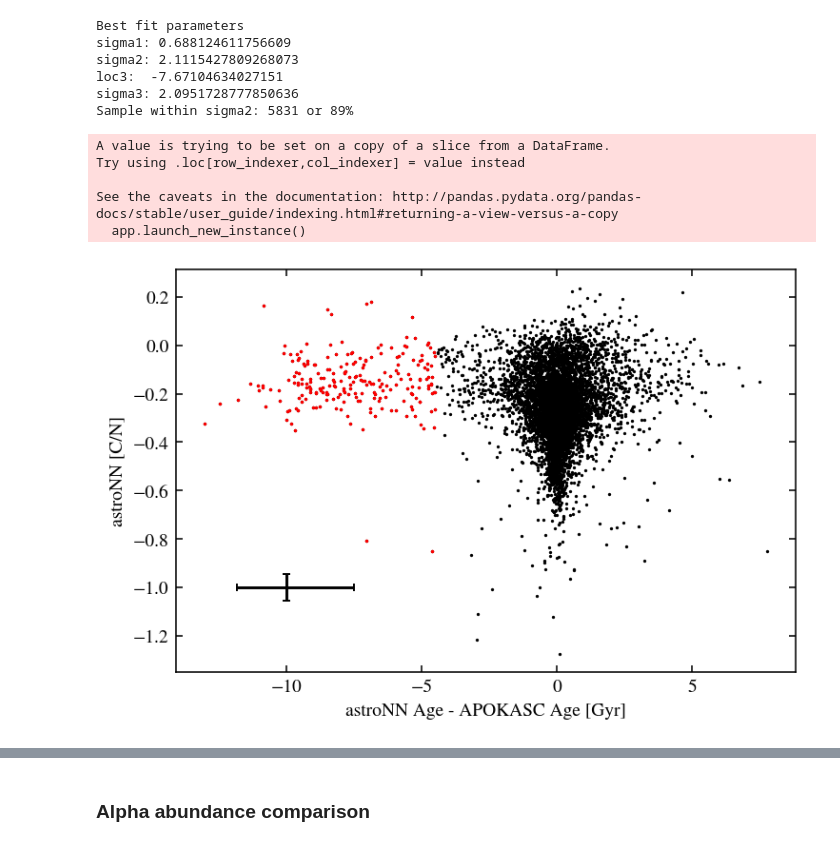
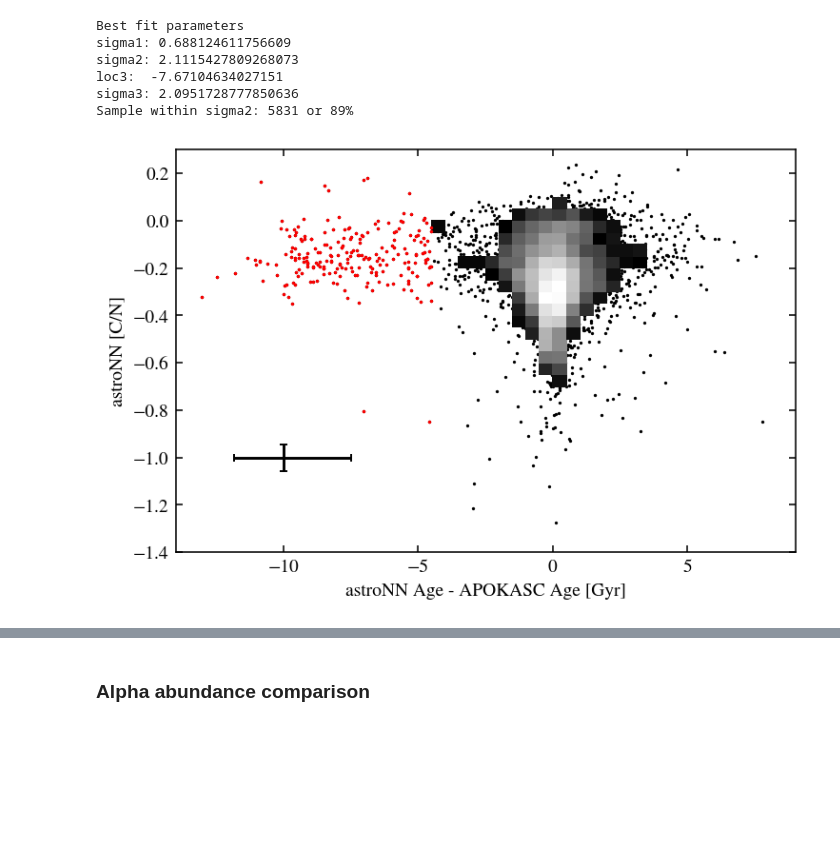
Before and after one commit to lodubay/first-year-project, a Jupyter notebook: compare_datasets.ipynb, the cells around one changed output, grey strips where cells are left out. Saved outputs shown, nothing was run; the diff lists cells and outputs as text; code cells hidden in the pictures; blank space fills up the shorter version.

```diff
--- a/compare_datasets.ipynb
+++ b/compare_datasets.ipynb
@@ -138,7 +183,7 @@ APOGEE_ID
 # Select targets with ages from both APOKASC and astroNN
 ages = stellar_params[(pd.notna(stellar_params['APOKASC2_AGE'])) &
                       (pd.notna(stellar_params['ASTRONN_AGE'])) &
-                      (pd.notna(stellar_params['APOKASC2_AGE_PERR']))]
+                      (pd.notna(stellar_params['APOKASC2_AGE_PERR']))].copy()
 
 age_diff = ages['ASTRONN_AGE'] - ages['APOKASC2_AGE']
 age_diff_err = np.array([quad_add(ages['ASTRONN_AGE_ERR'], ages['APOKASC2_AGE_MERR']),
@@ -218,30 +263,37 @@ sigma3: 2.0951728777850636
 Sample within sigma2: 5831 or 89%
 # %%
 # List of IDs for stars with big age differences
-age_discrep = ages[(ages['ASTRONN_AGE'] - ages['APOKASC2_AGE']) < -5]
+age_discrep = ages[(ages['ASTRONN_AGE'] - ages['APOKASC2_AGE']) < -5].copy()
 age_discrep['AGE_DIFF'] = age_discrep['ASTRONN_AGE'] - age_discrep['APOKASC2_AGE']
 age_discrep.to_csv('age_discrep.csv')
-# %% [output]
-A value is trying to be set on a copy of a slice from a DataFrame.
-Try using .loc[row_indexer,col_indexer] = value instead
-
-See the caveats in the documentation: http://pandas.pydata.org/pandas-docs/stable/user_guide/indexing.html#returning-a-view-versus-a-copy
-  app.launch_new_instance()
 # %%
 # Age difference vs C/N
+ages = stellar_params[(pd.notna(stellar_params['APOKASC2_AGE'])) &
+                      (pd.notna(stellar_params['ASTRONN_AGE'])) &
+                      (pd.notna(stellar_params['APOKASC2_AGE_PERR']))].copy()
+
+age_diff = ages['ASTRONN_AGE'] - ages['APOKASC2_AGE']
+age_diff_err = np.array([quad_add(ages['ASTRONN_AGE_ERR'], ages['APOKASC2_AGE_MERR']),
+                         quad_add(ages['ASTRONN_AGE_ERR'], ages['APOKASC2_AGE_PERR'])])
+rms_diff_err = np.array([rms(age_diff_err, axis=1)]).transpose()
+
 fig, ax = plt.subplots()
-ax.scatter(ages['ASTRONN_AGE'] - ages['APOKASC2_AGE'],
-           ages['ASTRONN_C_N'], c='k', s=.5)
+ax.scatter(age_diff, ages['ASTRONN_C_N'], c='k', s=.5)
+ax.hist2d(age_diff, ages['ASTRONN_C_N'],
+          bins=[np.arange(-5, 5.5, 0.5), np.arange(-0.8, 0.25, 0.05)],
+          cmap='gray', norm=colors.LogNorm(), cmin=10)
 ax.scatter(outliers['ASTRONN_AGE'] - outliers['APOKASC2_AGE'],
            outliers['ASTRONN_C_N'], c='r', s=.6)
 # plot RMS errors added in quadrature
 ax.errorbar(-10, -1,
             xerr=rms_diff_err,
             yerr=rms(ages['ASTRONN_C_N_ERR']),
             color='k', capsize=2)
+ax.set_xlim((-14, 9))
+ax.set_ylim(-1.4, 0.3)
 ax.set_xlabel('astroNN Age - APOKASC Age [Gyr]')
 ax.set_ylabel('astroNN [C/N]')
 plt.savefig('agediff_CN.png')
 plt.show()
 # %% [output]
-[figure, old version]
+[figure, new version]
```
Also changed, not shown: parts of 11 cells of this notebook, 2 other files.
